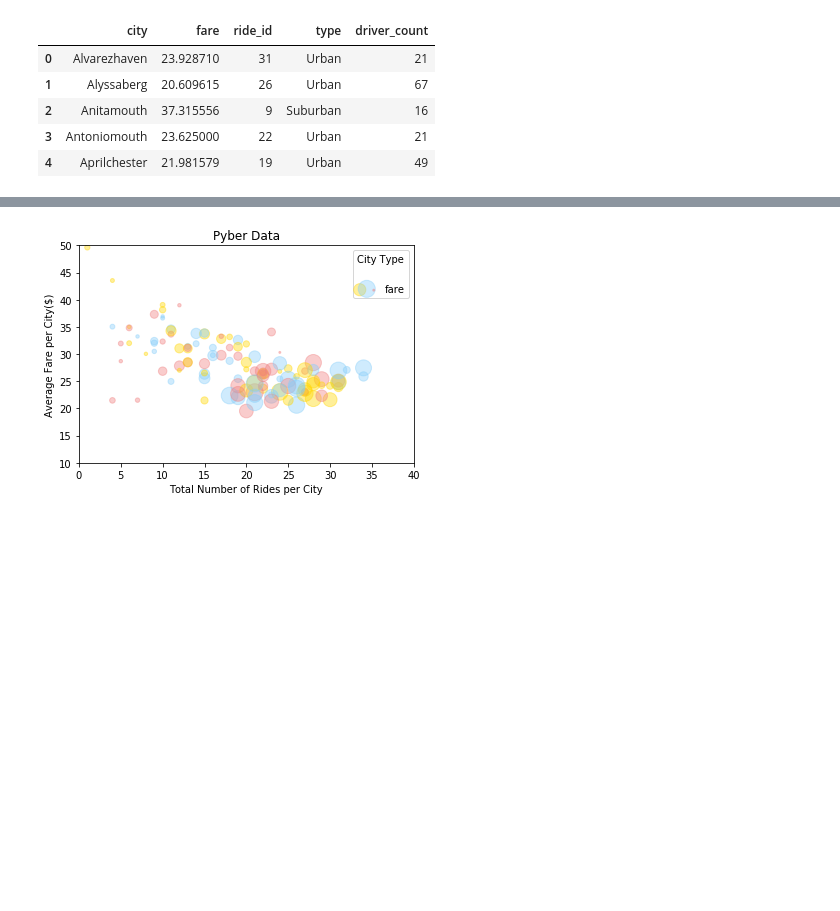
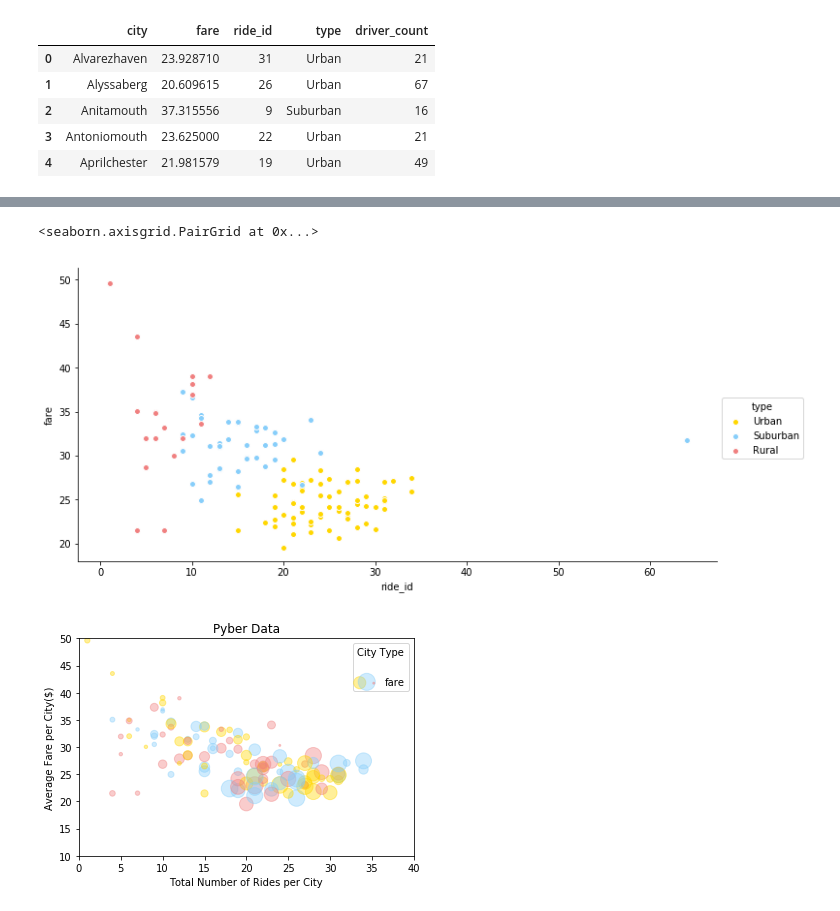
Before and after one commit to ehyoder/Matplotlib, a Jupyter notebook: Pyber_homework_Beth_Yoder_new.ipynb, the cells around one changed output, grey strips where cells are left out. Saved outputs shown, nothing was run; the diff lists cells and outputs as text; code cells hidden in the pictures; blank space fills up the shorter version.

```diff
--- a/Pyber_homework_Beth_Yoder_new.ipynb
+++ b/Pyber_homework_Beth_Yoder_new.ipynb
@@ -86 +78,11 @@ plot.set(xlim=(0, 45))
+# %%
+# Attempt at using Seaborn's pairplot to create bubble chart
+palette = ["Gold", "#87cefa", "#f08080"]
+sb.pairplot(merge4, hue="type", palette=palette, x_vars="ride_id", y_vars="fare", kind='scatter', size=5, aspect=2)
+#pairplot.set(ylim=(15,45))
+#sb.plt.ylim(15, 45)
+#sb.plt.xlim(0, 40)
+# %% [output]
+<seaborn.axisgrid.PairGrid at 0x...>
+[figure, added]
 # %%
```
Also changed, not shown: parts of 4 cells of this notebook, 1 other file.
